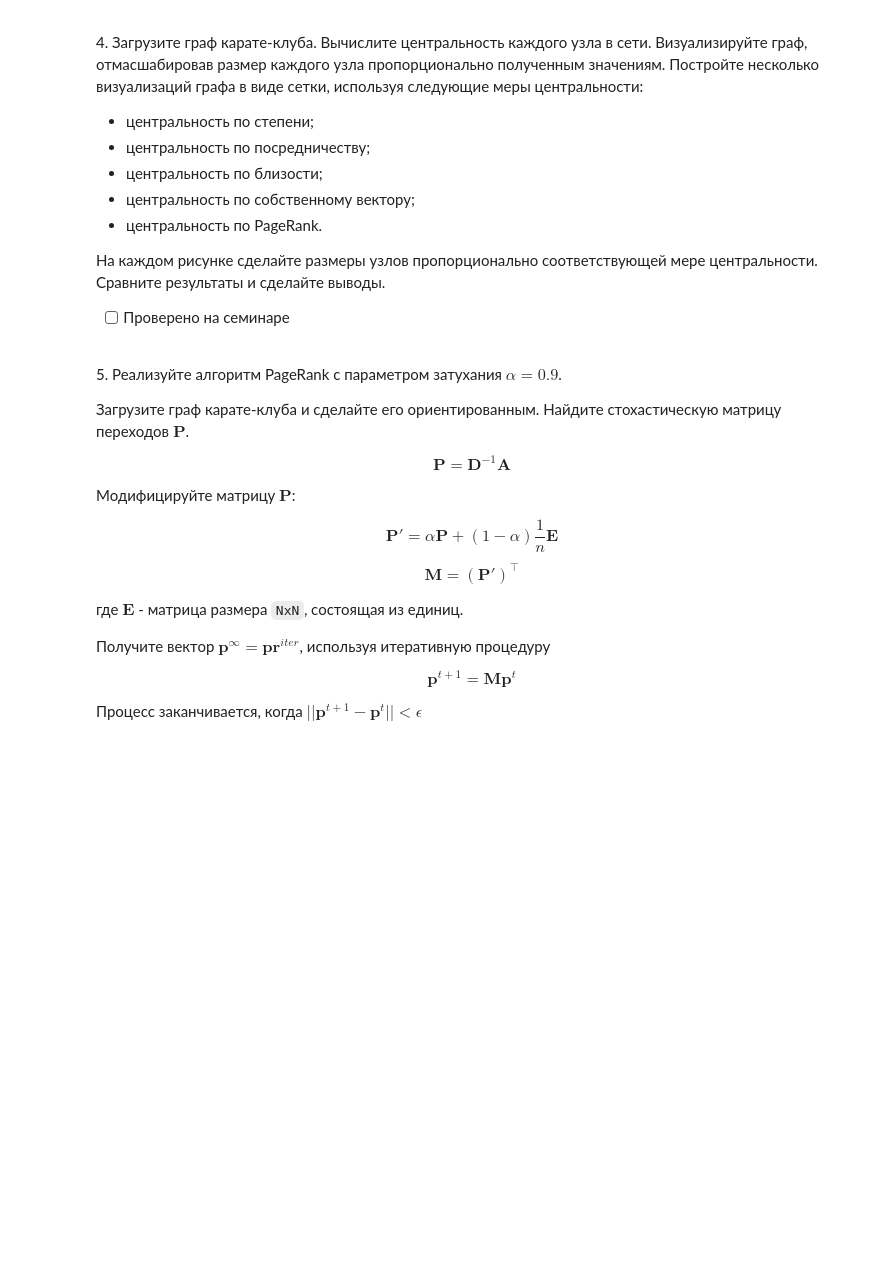
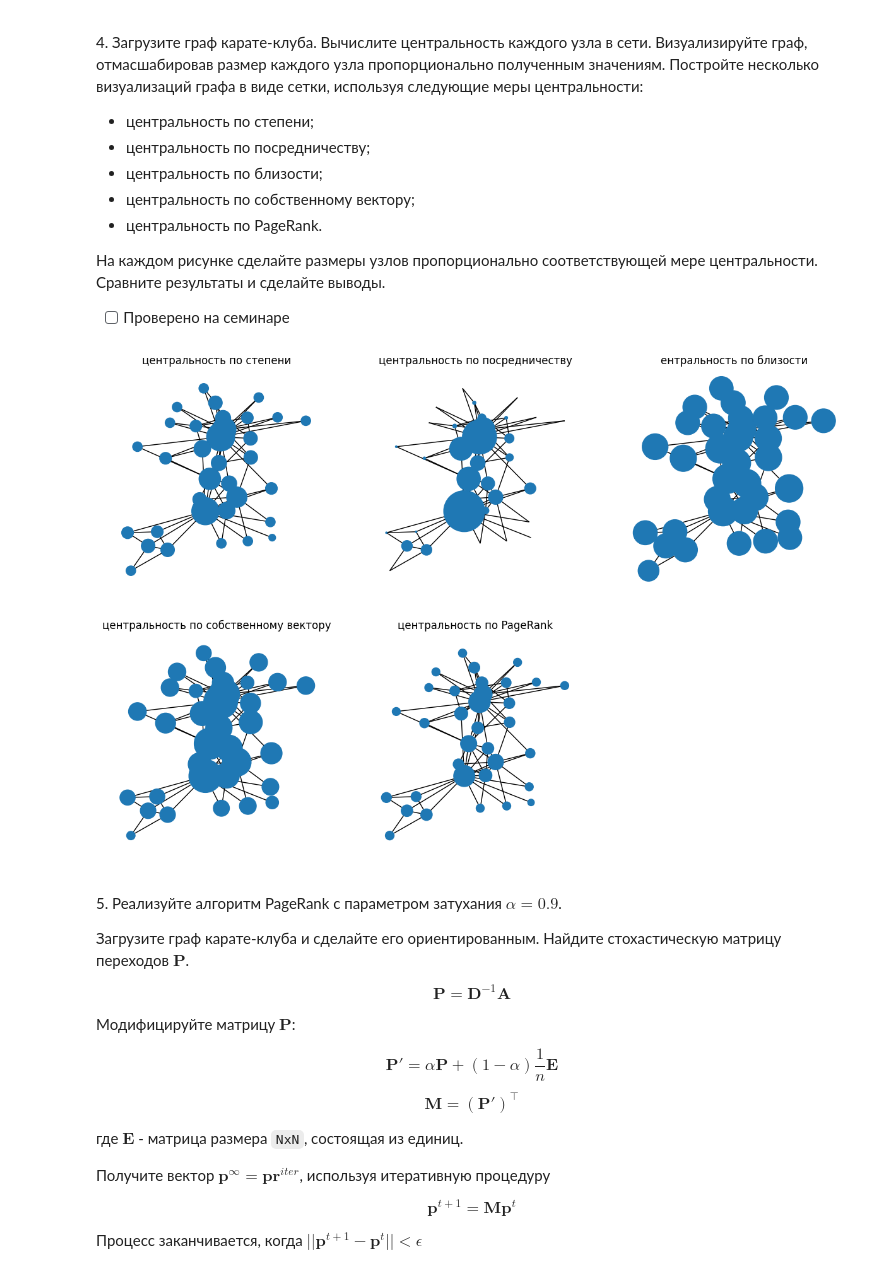
Before and after one commit to Ackrome/FU, a Jupyter notebook: Course_3/SA(C)/07_random_walk_pagerank.ipynb, the cells around one changed output. Cells and saved outputs as stored; diff of their text form; code cells hidden in the pictures; blank space fills up the shorter version.

```diff
--- a/Course_3/SA(C)/07_random_walk_pagerank.ipynb
+++ b/Course_3/SA(C)/07_random_walk_pagerank.ipynb
@@ -102,3 +106,14 @@ $\sum_j p_{ij}=1$    (2)
 Все действия проводите с невзвешенной матрицей смежности.
 
 - [ ] Проверено на семинаре
+# %%
+
+
+g = nx.karate_club_graph()
+a = nx.to_numpy_array(g, weight=None)
+d = a.sum(axis=1)
+di = np.diag(1 / d)
+p = di @ a
+
+print((p >= 0).all() and (p <= 1).all())
+print(np.allclose(p.sum(axis=1), 1))
@@ -139,6 +190,36 @@ Cоздайте вектор начального состояния $\mathbf{p}
 На каждом рисунке сделайте размеры узлов пропорционально соответствующей мере центральности. Сравните результаты и сделайте выводы.
 
 - [ ] Проверено на семинаре
+# %%
+c1 = list(nx.degree_centrality(g).values())
+c2 = list(nx.betweenness_centrality(g).values())
+c3 = list(nx.closeness_centrality(g).values())
+c4 = list(nx.eigenvector_centrality(g).values())
+c5 = list(nx.pagerank(g, weight=None).values())
+
+f, ax = plt.subplots(2, 3, figsize=(15, 10))
+pos = nx.spring_layout(g)
+
+
+nx.draw(g, pos, node_size=[v * 2000 for v in c1], ax=ax[0, 0])
+ax[0, 0].set_title("центральность по степени")
+
+nx.draw(g, pos, node_size=[v * 5000 for v in c2], ax=ax[0, 1])
+ax[0, 1].set_title("центральность по посредничеству")
+
+nx.draw(g, pos, node_size=[v * 2000 for v in c3], ax=ax[0, 2])
+ax[0, 2].set_title("ентральность по близости")
+
+nx.draw(g, pos, node_size=[v * 4000 for v in c4], ax=ax[1, 0])
+ax[1, 0].set_title("центральность по собственному вектору")
+
+nx.draw(g, pos, node_size=[v * 6000 for v in c5], ax=ax[1, 1])
+ax[1, 1].set_title("центральность по PageRank")
+
+ax[1, 2].axis("off")
+plt.show()
+# %% [output]
+[figure, added]
 # %% [markdown]
 <p class="task" id="5"></p>
 
```
Also changed, not shown: parts of 8 cells of this notebook, 9 other files.
